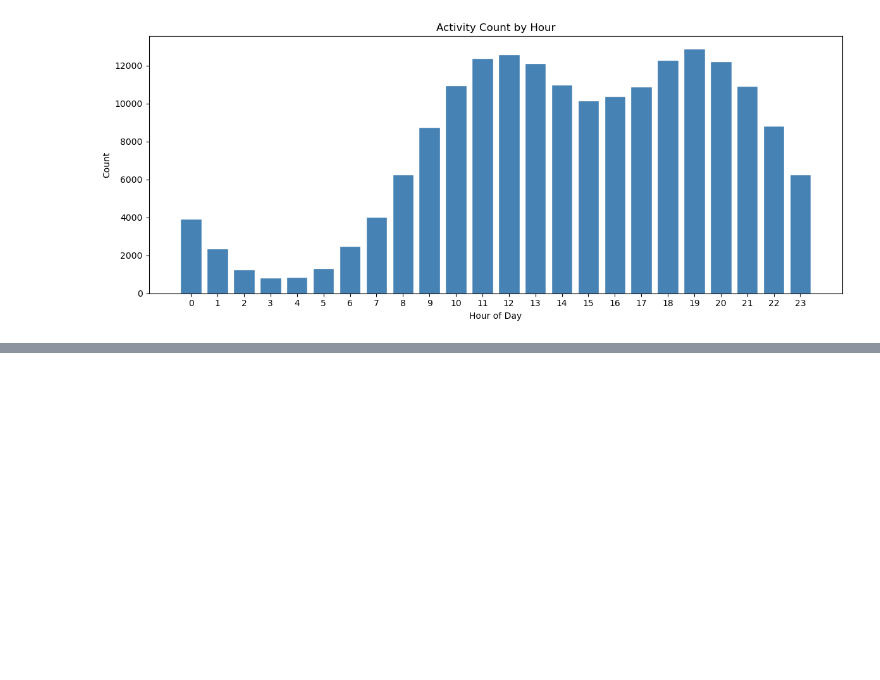
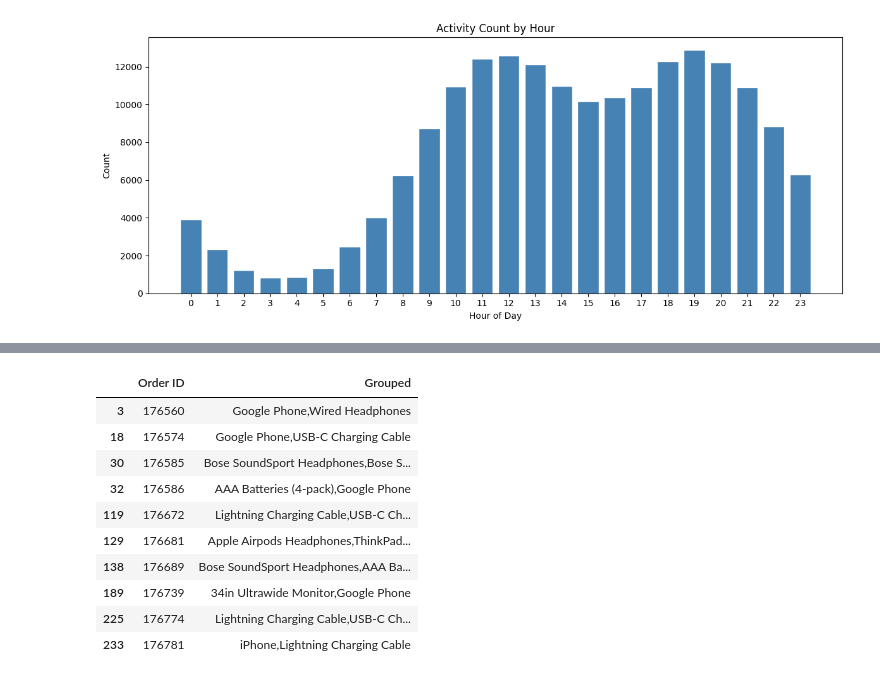
Before and after one commit to tobezhanabi/Sales-Analysis, a Jupyter notebook: salesAnalysis.ipynb, the cells around one changed output, grey strips where cells are left out. Saved outputs shown, nothing was run; the diff lists cells and outputs as text; code cells hidden in the pictures; blank space fills up the shorter version.

```diff
--- a/salesAnalysis.ipynb
+++ b/salesAnalysis.ipynb
@@ -242,0 +326,16 @@ plt.show()
+# %%
+df['Grouped']= df.groupby('Order ID')['Product'].transform(lambda x: ','.join(x))
+df = df[['Order ID', 'Grouped']].drop_duplicates()
+df.head(10)
+# %% [output]
+|  | Order ID | Grouped |
+| 3 | 176560 | Google Phone,Wired Headphones |
+| 18 | 176574 | Google Phone,USB-C Charging Cable |
+| 30 | 176585 | Bose SoundSport Headphones,Bose S... |
+| 32 | 176586 | AAA Batteries (4-pack),Google Phone |
+| 119 | 176672 | Lightning Charging Cable,USB-C Ch... |
+| 129 | 176681 | Apple Airpods Headphones,ThinkPad... |
+| 138 | 176689 | Bose SoundSport Headphones,AAA Ba... |
+| 189 | 176739 | 34in Ultrawide Monitor,Google Phone |
+| 225 | 176774 | Lightning Charging Cable,USB-C Ch... |
+| 233 | 176781 | iPhone,Lightning Charging Cable |
```
Also changed, not shown: parts of 10 cells of this notebook.
